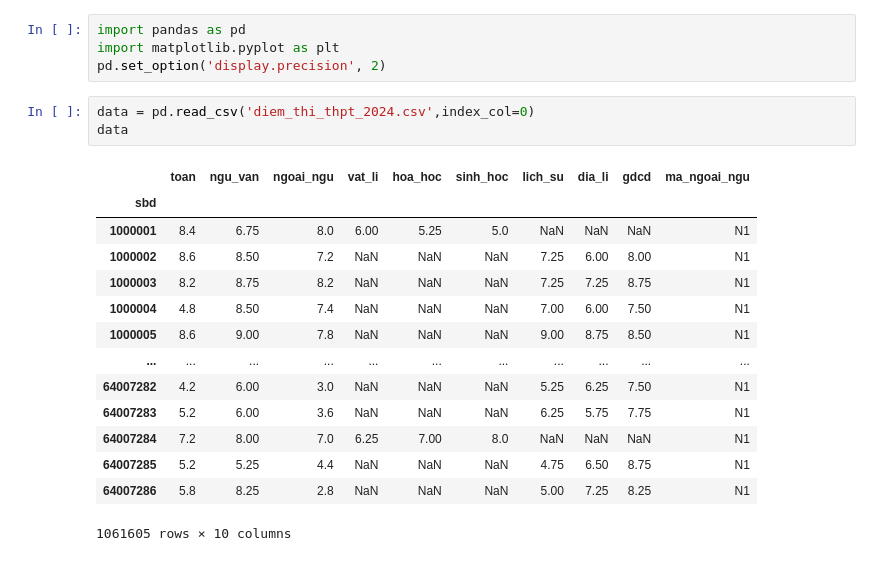
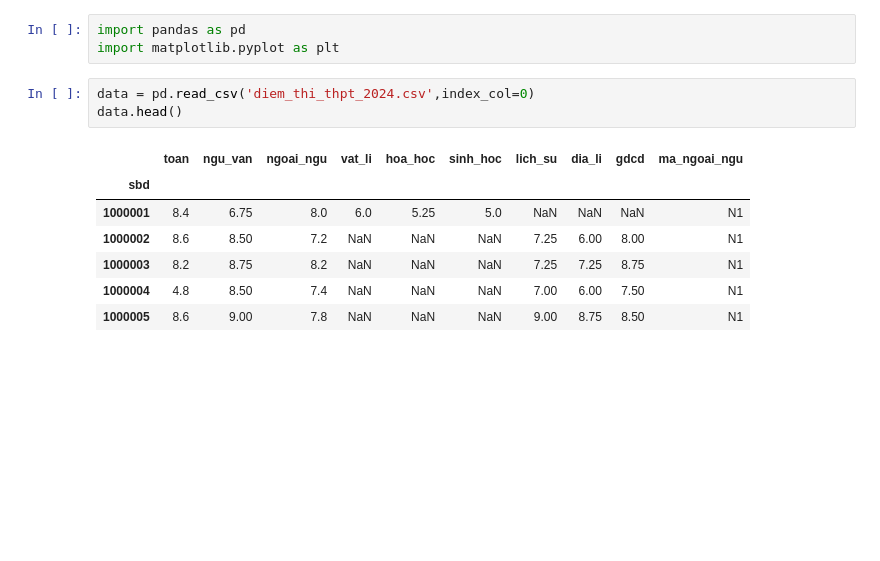
Before and after one commit to kohaku4869/Phan-tich-diem-THPT-2024, a Jupyter notebook: Phan_tich.ipynb, the cells around one changed output. Cells and saved outputs as stored; diff of their text form; blank space fills up the shorter version.

```diff
--- a/Phan_tich.ipynb
+++ b/Phan_tich.ipynb
@@ -1,23 +1,15 @@
 # %%
 import pandas as pd
 import matplotlib.pyplot as plt
-pd.set_option('display.precision', 2)
 # %%
 data = pd.read_csv('diem_thi_thpt_2024.csv',index_col=0)
-data
+data.head()
 # %% [output]
 |  | toan | ngu_van | ngoai_ngu | vat_li | hoa_hoc | sinh_hoc | lich_su | dia_li | gdcd | ma_ngoai_ngu |
 | sbd |  |  |  |  |  |  |  |  |  |  |
-| 1000001 | 8.4 | 6.75 | 8.0 | 6.00 | 5.25 | 5.0 | NaN | NaN | NaN | N1 |
+| 1000001 | 8.4 | 6.75 | 8.0 | 6.0 | 5.25 | 5.0 | NaN | NaN | NaN | N1 |
 | 1000002 | 8.6 | 8.50 | 7.2 | NaN | NaN | NaN | 7.25 | 6.00 | 8.00 | N1 |
 | 1000003 | 8.2 | 8.75 | 8.2 | NaN | NaN | NaN | 7.25 | 7.25 | 8.75 | N1 |
 | 1000004 | 4.8 | 8.50 | 7.4 | NaN | NaN | NaN | 7.00 | 6.00 | 7.50 | N1 |
 | 1000005 | 8.6 | 9.00 | 7.8 | NaN | NaN | NaN | 9.00 | 8.75 | 8.50 | N1 |
-| ... | ... | ... | ... | ... | ... | ... | ... | ... | ... | ... |
-| 64007282 | 4.2 | 6.00 | 3.0 | NaN | NaN | NaN | 5.25 | 6.25 | 7.50 | N1 |
-| 64007283 | 5.2 | 6.00 | 3.6 | NaN | NaN | NaN | 6.25 | 5.75 | 7.75 | N1 |
-| 64007284 | 7.2 | 8.00 | 7.0 | 6.25 | 7.00 | 8.0 | NaN | NaN | NaN | N1 |
-| 64007285 | 5.2 | 5.25 | 4.4 | NaN | NaN | NaN | 4.75 | 6.50 | 8.75 | N1 |
-| 64007286 | 5.8 | 8.25 | 2.8 | NaN | NaN | NaN | 5.00 | 7.25 | 8.25 | N1 |
-1061605 rows × 10 columns
 # %%
```
Also changed, not shown: parts of 8 cells of this notebook.
